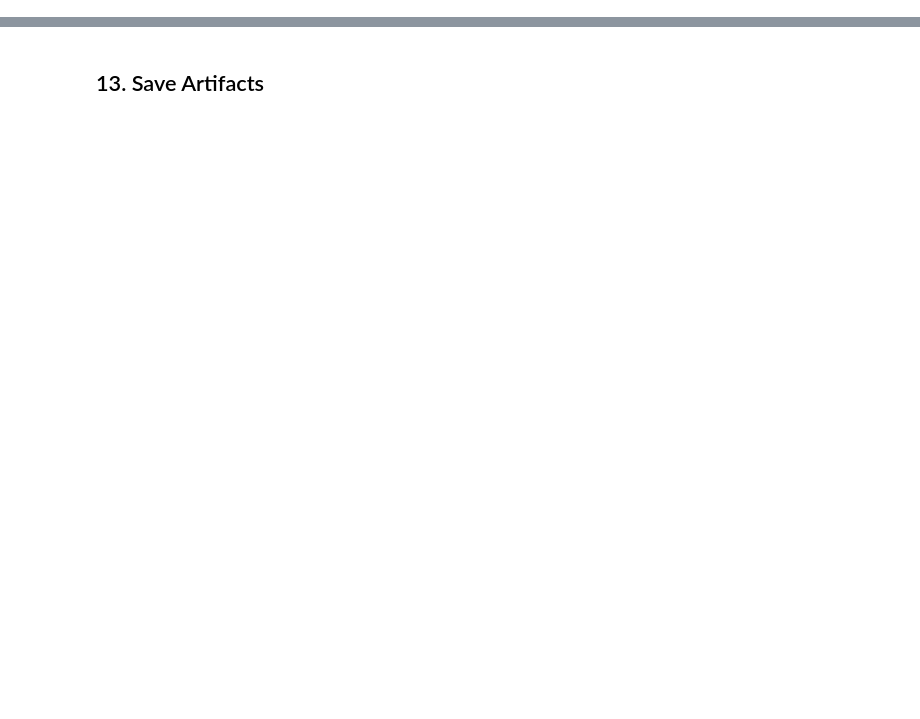
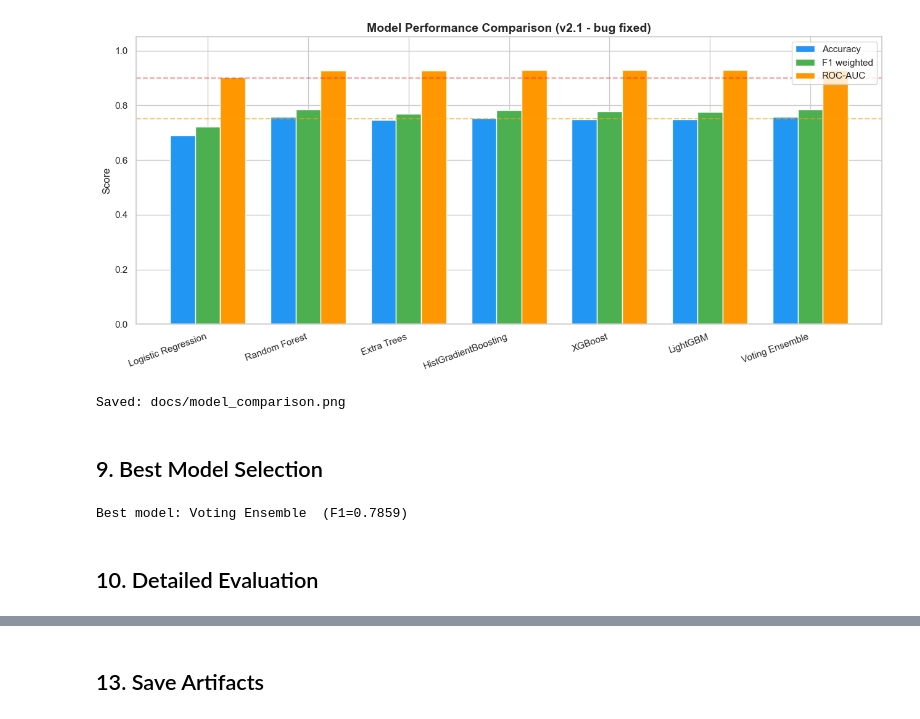
Before and after one commit to fikiribienvenu/PulmoScan_05, a Jupyter notebook: backend/lung.ipynb, the cells around one changed output, grey strips where cells are left out. Saved outputs shown, nothing was run; the diff lists cells and outputs as text; code cells hidden in the pictures; blank space fills up the shorter version.

```diff
--- a/backend/lung.ipynb
+++ b/backend/lung.ipynb
@@ -323,0 +394,15 @@ else:
+# %%
+X_train, X_test, y_train, y_test = train_test_split(
+    X, y, test_size=TEST_SIZE, random_state=RANDOM_SEED, stratify=y
+)
+
+scaler    = StandardScaler()
+X_train_s = scaler.fit_transform(X_train)
+X_test_s  = scaler.transform(X_test)
+
+# Balanced sample weights for XGBoost (no class_weight param for multi-class XGB)
+sw_train = compute_sample_weight('balanced', y_train)
+
+IS_LARGE = len(X_train) > LARGE_THRESHOLD
+print(f'Train: {X_train_s.shape}   Test: {X_test_s.shape}')
+print(f'IS_LARGE: {IS_LARGE} -> CV skipped for speed')
@@ -323,0 +553,37 @@ else:
+# %%
+fig, ax = plt.subplots(figsize=(13, 6))
+x = np.arange(len(results))
+w = 0.25
+key_map = {'Accuracy': 'accuracy', 'F1 weighted': 'f1', 'ROC-AUC': 'roc_auc'}
+palette = ['#2196F3', '#4CAF50', '#FF9800']
+
+for i, (label, key) in enumerate(key_map.items()):
+    vals = [results[n][key] for n in results]
+    ax.bar(x + i * w, vals, w, label=label, color=palette[i])
+
+ax.set_xticks(x + w)
+ax.set_xticklabels(list(results.keys()), rotation=20, ha='right')
+ax.set_ylim(0, 1.05)
+ax.set_ylabel('Score')
+ax.set_title('Model Performance Comparison (v2.1 - bug fixed)', fontsize=14, fontweight='bold')
+ax.legend()
+ax.axhline(y=0.75, color='orange', linestyle='--', alpha=0.6, label='0.75 target')
+ax.axhline(y=0.90, color='red',    linestyle='--', alpha=0.4, label='0.90 target')
+plt.tight_layout()
+plt.savefig(DOCS_DIR / 'model_comparison.png', dpi=120, bbox_inches='tight')
+plt.show()
+print('Saved: docs/model_comparison.png')
+# %% [output]
+[figure, added]
+Saved: docs/model_comparison.png
+# %% [markdown]
+## 9. Best Model Selection
+# %%
+best_name = max(results, key=lambda n: results[n]['f1'])
+best_clf  = results[best_name]['model']
+best_f1   = results[best_name]['f1']
+print(f'Best model: {best_name}  (F1={best_f1:.4f})')
+# %% [output]
+Best model: Voting Ensemble  (F1=0.7859)
+# %% [markdown]
+## 10. Detailed Evaluation
```
Also changed, not shown: parts of 63 cells of this notebook, 57 other files.
